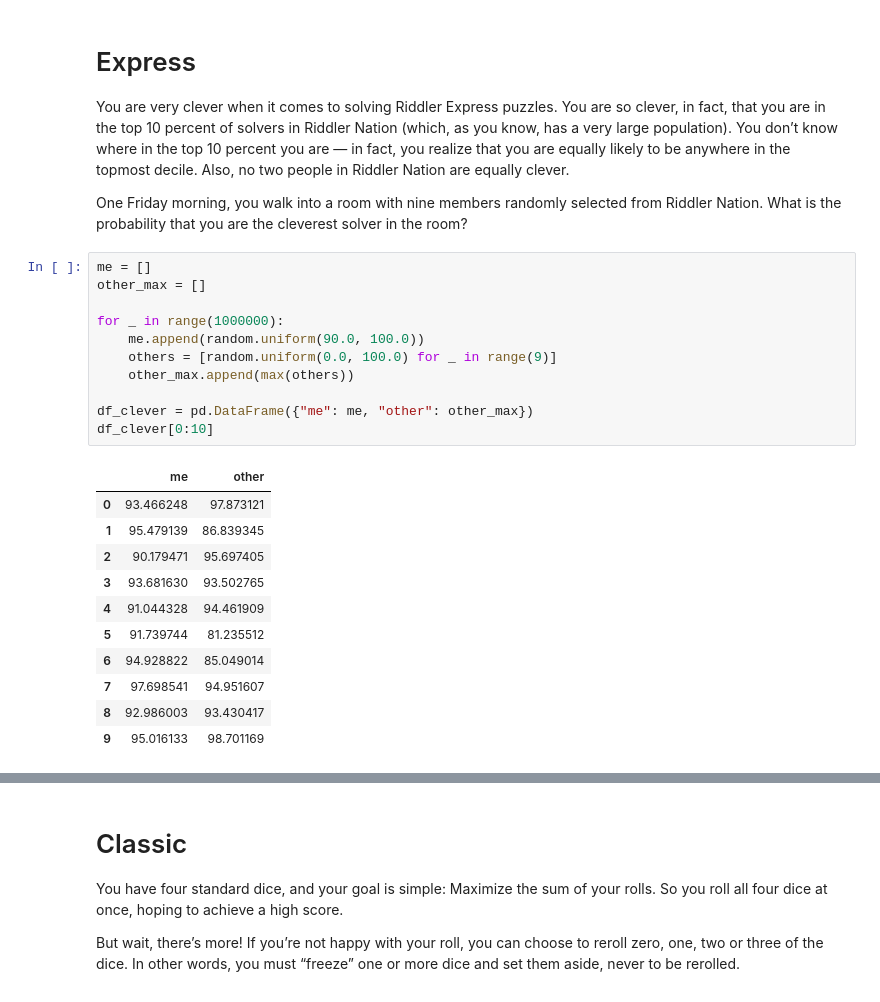
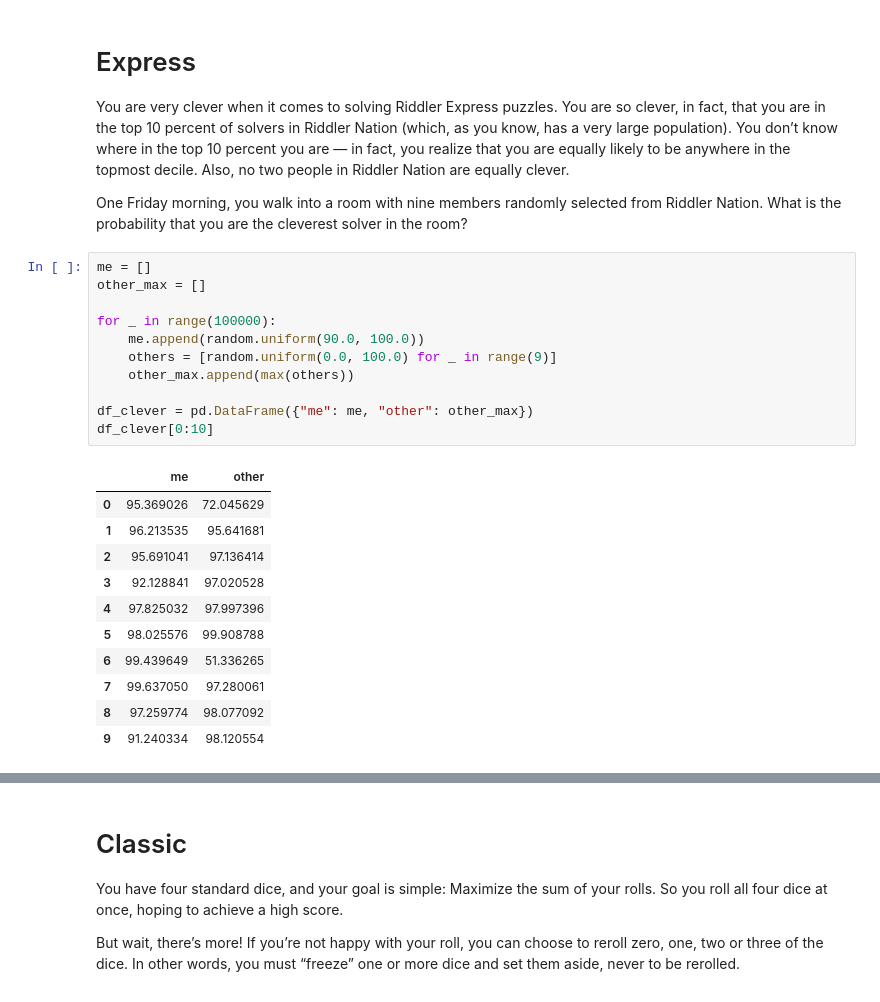
Before and after one commit to mdzimmerman/fivethirtyeight-riddler, a Jupyter notebook: 2021-08-13.ipynb, the cells around one changed output, grey strips where cells are left out. Cells and saved outputs as stored; diff of their text form.

```diff
--- a/2021-08-13.ipynb
+++ b/2021-08-13.ipynb
@@ -11,26 +12,26 @@ One Friday morning, you walk into a room with nine members randomly selected fro
 # %%
 me = []
 other_max = []
 
-for _ in range(1000000):
+for _ in range(100000):
     me.append(random.uniform(90.0, 100.0))
     others = [random.uniform(0.0, 100.0) for _ in range(9)]
     other_max.append(max(others))
 
 df_clever = pd.DataFrame({"me": me, "other": other_max})
 df_clever[0:10]
 # %% [output]
 |  | me | other |
-| 0 | 93.466248 | 97.873121 |
-| 1 | 95.479139 | 86.839345 |
-| 2 | 90.179471 | 95.697405 |
-| 3 | 93.681630 | 93.502765 |
-| 4 | 91.044328 | 94.461909 |
-| 5 | 91.739744 | 81.235512 |
-| 6 | 94.928822 | 85.049014 |
-| 7 | 97.698541 | 94.951607 |
-| 8 | 92.986003 | 93.430417 |
-| 9 | 95.016133 | 98.701169 |
+| 0 | 95.369026 | 72.045629 |
+| 1 | 96.213535 | 95.641681 |
+| 2 | 95.691041 | 97.136414 |
+| 3 | 92.128841 | 97.020528 |
+| 4 | 97.825032 | 97.997396 |
+| 5 | 98.025576 | 99.908788 |
+| 6 | 99.439649 | 51.336265 |
+| 7 | 99.637050 | 97.280061 |
+| 8 | 97.259774 | 98.077092 |
+| 9 | 91.240334 | 98.120554 |
 # %%
 df_clever["me_vs_other"] = df_clever["me"] > df_clever["other"]
 df_clever[0:10]
```
Also changed, not shown: parts of 6 cells of this notebook, 4 other files.
